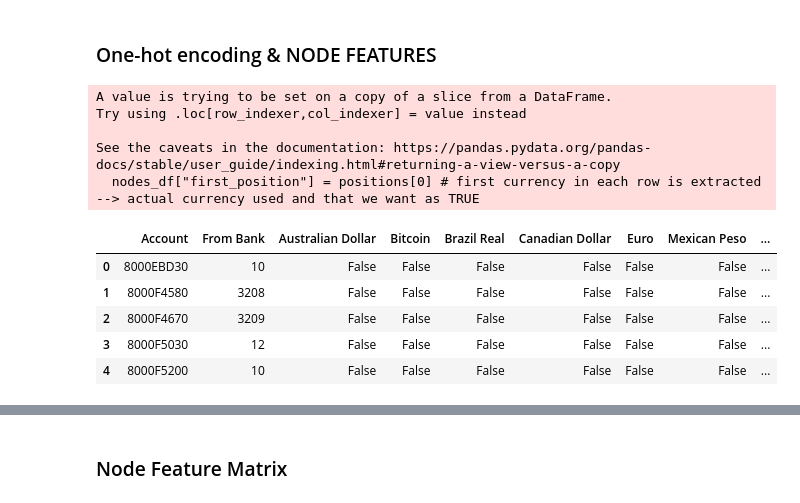
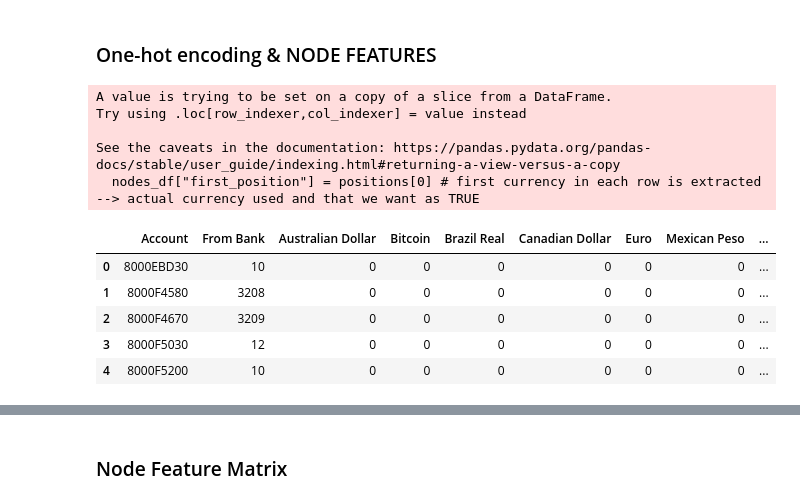
Before and after one commit to owhygithub/AML-fraud-detector, a Jupyter notebook: datasets_explore.ipynb, the cells around one changed output, grey strips where cells are left out. Cells and saved outputs as stored; diff of their text form; code cells hidden in the pictures.

Commit message:
Node matrix completed
Node features + BIN + Accounts + unique IDs. Next steps - Edge Features.

```diff
--- a/datasets_explore.ipynb
+++ b/datasets_explore.ipynb
@@ -180,28 +182,28 @@ nodes_df
 # %%
 # Convert non-numeric columns
 positions = nodes_df["Receiving Currency"].str.split(",", expand=True) # creating new columns by splitting receiving currency --> all are added
 nodes_df["first_position"] = positions[0] # first currency in each row is extracted --> actual currency used and that we want as TRUE
 # One-hot encoding
-node_features = pd.concat([nodes_df, pd.get_dummies(nodes_df["first_position"])], axis=1, join='inner') # effectively adds actual currency to dummy variables/columns
+node_features = pd.concat([nodes_df, pd.get_dummies(nodes_df["first_position"],dtype='int')], axis=1, join='inner') # effectively adds actual currency to dummy variables/columns
 node_features.drop(["Receiving Currency", "first_position"], axis=1, inplace=True) # drop the axiliary columns
 node_features.head()
 
-# TODO conc unnique random number to the end --> maintain uniqueness
-# TODO node --> feature --> feature2 --> node2 | problem with uniqueness of node embeddings --> add unique value to identify the node feature vector
-# TODO create random identity vector for each ACCOUNT + add Account and From Bank as separate properties of the node
-# TODO ultimately normalize From bank
-# TODO feature matrix -- > receiving currency n-hot encoding (0 and 1) + encoding of From Bank and Account (word2vec)
+# TODO-DONE! conc unnique random number to the end --> maintain uniqueness
+# TODO-DONE! node --> feature --> feature2 --> node2 | problem with uniqueness of node embeddings --> add unique value to identify the node feature vector
+# TODO-DONE! create random identity vector for each ACCOUNT + add Account and From Bank as separate properties of the node
+# TODO-DONE! ultimately normalize From bank
+# TODO-DONE! feature matrix -- > receiving currency n-hot encoding (0 and 1) + encoding of From Bank and Account (word2vec)
 # TODO add edge features --> look into EDGE LABELED GRAPHS where all nodes and edges have labels
 # TODO create init for loading graph --> initial step
 # %% [output]
 A value is trying to be set on a copy of a slice from a DataFrame.
 Try using .loc[row_indexer,col_indexer] = value instead
 
 See the caveats in the documentation: https://pandas.pydata.org/pandas-docs/stable/user_guide/indexing.html#returning-a-view-versus-a-copy
   nodes_df["first_position"] = positions[0] # first currency in each row is extracted --> actual currency used and that we want as TRUE
 |  | Account | From Bank | Australian Dollar | Bitcoin | Brazil Real | Canadian Dollar | Euro | Mexican Peso | ... |
-| 0 | 8000EBD30 | 10 | False | False | False | False | False | False | ... |
-| 1 | 8000F4580 | 3208 | False | False | False | False | False | False | ... |
-| 2 | 8000F4670 | 3209 | False | False | False | False | False | False | ... |
-| 3 | 8000F5030 | 12 | False | False | False | False | False | False | ... |
-| 4 | 8000F5200 | 10 | False | False | False | False | False | False | ... |
+| 0 | 8000EBD30 | 10 | 0 | 0 | 0 | 0 | 0 | 0 | ... |
+| 1 | 8000F4580 | 3208 | 0 | 0 | 0 | 0 | 0 | 0 | ... |
+| 2 | 8000F4670 | 3209 | 0 | 0 | 0 | 0 | 0 | 0 | ... |
+| 3 | 8000F5030 | 12 | 0 | 0 | 0 | 0 | 0 | 0 | ... |
+| 4 | 8000F5200 | 10 | 0 | 0 | 0 | 0 | 0 | 0 | ... |
```
Also changed, not shown: parts of 16 cells of this notebook, 1 other file.
